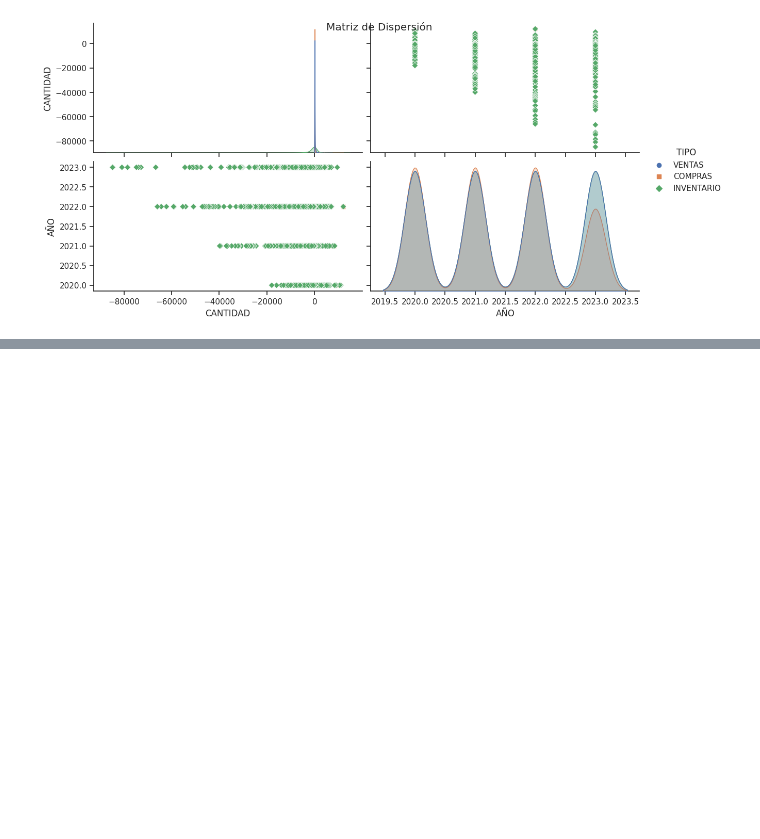
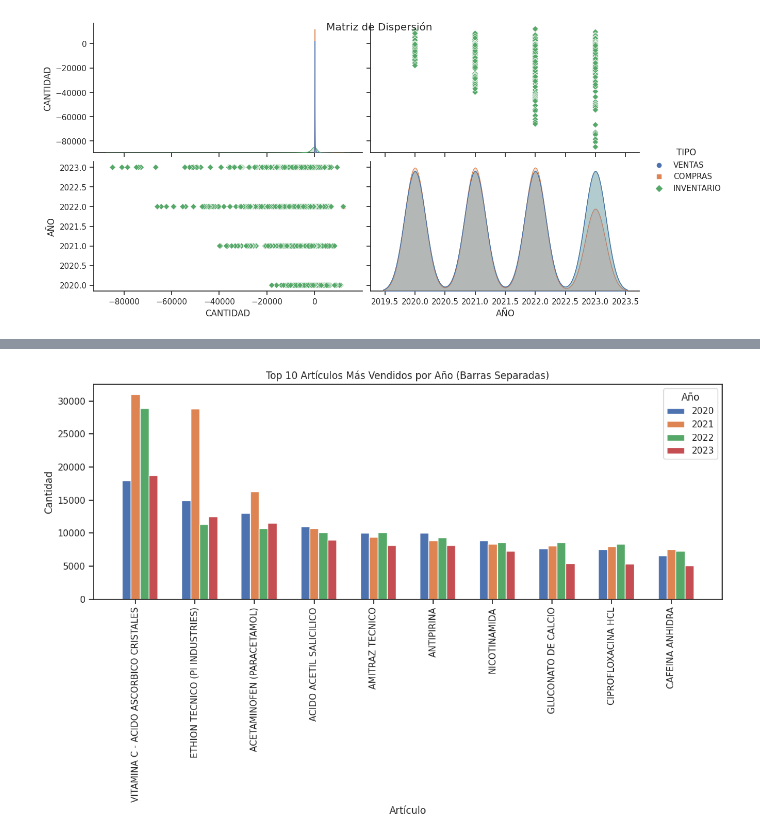
Before and after one commit to ingoscargiraldor/ingoscargiraldor, a Jupyter notebook: Operaciones_Anual.ipynb, the cells around one changed output, grey strips where cells are left out. Saved outputs shown, nothing was run; the diff lists cells and outputs as text; code cells hidden in the pictures; blank space fills up the shorter version.

```diff
--- a/Operaciones_Anual.ipynb
+++ b/Operaciones_Anual.ipynb
@@ -695,0 +724,39 @@ plt.show()
+# %%
+# Filtra los datos para incluir solo las filas con "COMPRAS" en la columna "TIPO"
+ventas_df = Operación_df[Operación_df['TIPO'] == 'VENTAS']
+
+# Agrupa los datos de compras por año y artículo, y suma la cantidad comprada
+ventas_por_año = ventas_df.groupby(['AÑO', 'DESCRIPCIÓN DEL ARTICULO'])['CANTIDAD'].sum().reset_index()
+
+# Encuentra los 10 artículos más comprados por año
+articulos_mas_vendidos_por_año = ventas_por_año.groupby('AÑO').apply(lambda x: x.nlargest(10, 'CANTIDAD')).reset_index(drop=True)
+
+# Crear una figura y ejes para el gráfico
+plt.figure(figsize=(12, 8))
+
+# Obtener la lista de años únicos en tus datos
+años_unicos = articulos_mas_vendidos_por_año['AÑO'].unique()
+
+# Definir el ancho de las barras
+ancho_barra = 0.15
+
+# Iterar a través de cada año y crear un gráfico de barras separadas
+for i, año in enumerate(años_unicos):
+    data = articulos_mas_vendidos_por_año[articulos_mas_vendidos_por_año['AÑO'] == año]
+    posiciones_x = range(len(data))
+    posiciones_x = [x + i * ancho_barra for x in posiciones_x]
+
+    plt.bar(posiciones_x, data['CANTIDAD'], width=ancho_barra, label=str(año))
+
+# Establecer etiquetas y título del gráfico
+plt.xlabel('Artículo')
+plt.ylabel('Cantidad')
+plt.title('Top 10 Artículos Más Vendidos por Año (Barras Separadas)')
+plt.xticks([r + ancho_barra for r in range(len(data))], data['DESCRIPCIÓN DEL ARTICULO'], rotation=90)
+plt.legend(title='Año')
+
+# Mostrar el gráfico
+plt.tight_layout()
+plt.show()
+# %% [output]
+[figure, added]
```
Also changed, not shown: parts of 17 cells of this notebook.
